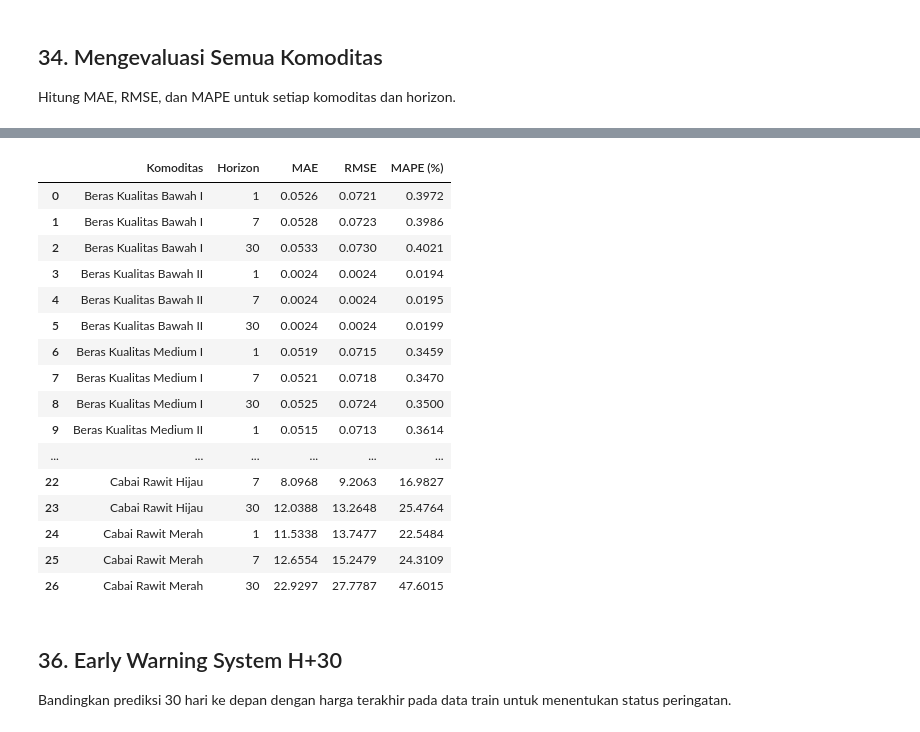
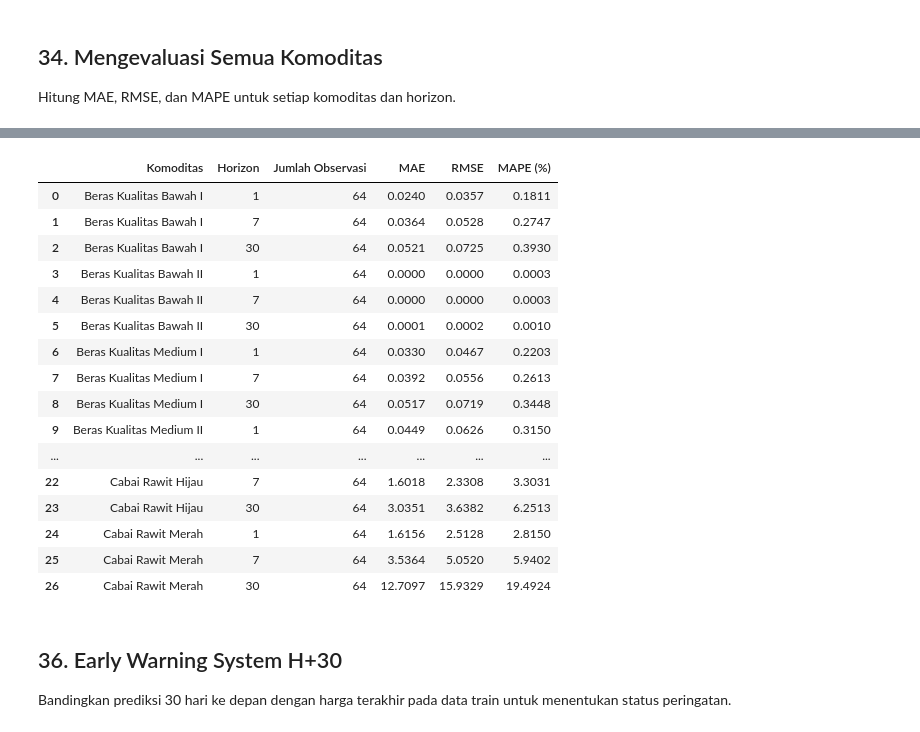
Before and after one commit to YosiaCoKR/pangan-forecasting, a Jupyter notebook: webapp/research/code.ipynb, the cells around one changed output, grey strips where cells are left out. Drawn from its saved outputs; the diff is of its cells as text; code cells hidden in the pictures.

Commit message:
update: mengubah untuk komoditas stasioneritas
mengubah komoditas stasineritas dengan menggunakan log transformasi. untuk komoditas beras tetap menggunakan dekomposisi dan juga ekstrapolasi

```diff
--- a/webapp/research/code.ipynb
+++ b/webapp/research/code.ipynb
@@ -582,7 +598,7 @@ for col in comodity_cols:
             calendar_features=calendar_features,
             transformer_y=StandardScaler(),
         )
-        forecaster_default.fit(y=decomp_by_col[col]["residual_train"])
+        forecaster_default.fit(y=decomp_by_col[col]["model_train"])
         forecasters_default[col][h] = forecaster_default
 # %% [markdown]
 ## 24. Mencari Hyperparameter dengan Genetic Algorithm
@@ -867,15 +904,17 @@ Cabai Rawit Merah: train 2021-11-18 -> 2026-05-05 | test dikunci 2026-05-06 -> 2
 
 Latih ulang `ForecasterDirect` dengan parameter GA hanya pada residual train.
 # %%
+y_train = decomp_by_col[col]["model_train"]
 forecaster_eval = ForecasterDirect(
     estimator=lgb.LGBMRegressor(**best_params_for_GA[col][h]["params"]),
     steps=h,
     lags=[1, 7, 30],
     window_features=window_features,
     calendar_features=calendar_features,
+    transformer_y=StandardScaler(),
 )
 
-forecaster_eval.fit(y_train)
+forecaster_eval.fit(y=y_train)
 # %% [markdown]
 ## 32. Memprediksi Residual Test
 
@@ -905,7 +939,7 @@ forecasters_eval = {}
 eval_rows = []
 
 for col in comodity_cols:
-    y_train = decomp_by_col[col]["residual_train"]
+    model_train = decomp_by_col[col]["model_train"]
     price_test = decomp_by_col[col]["price_test"]
     forecasters_eval[col] = {}
 
@@ -916,17 +950,13 @@ for col in comodity_cols:
             lags=[1, 7, 30],
             window_features=window_features,
             calendar_features=calendar_features,
+            transformer_y=StandardScaler(),
         )
-        forecaster_eval.fit(y=y_train)
+        forecaster_eval.fit(y=model_train)
         forecasters_eval[col][h] = forecaster_eval
 
-        residual_pred = np.asarray(forecaster_eval.predict(steps=h)).ravel()[:h]
-        price_pred = reconstruct_harga_test(
-            trend_model[col],
-            seasonal_model[col],
-            residual_pred,
-            n_steps=h,
-        )
+        model_pred = np.asarray(forecaster_eval.predict(steps=h)).ravel()[:h]
+        price_pred = reconstruct_harga_test(col, model_pred, n_steps=h)
         actual_price = price_test.iloc[:h].to_numpy()
 # %% [markdown]
 ## 35. Backtesting Expanding Window
@@ -937,24 +967,25 @@ wf_rows = []
 wf_plot_rows = []
 
 for col in comodity_cols:
-    residual_train = decomp_by_col[col]["residual_train"]
+    model_train = decomp_by_col[col]["model_train"]
     log_price_test = decomp_by_col[col]["log_price_test"]
     price_test = decomp_by_col[col]["price_test"]
     n_test = len(price_test)
 
-    log_component_test = pd.Series(
-        reconstruct_log_harga_test(
-            trend_model[col],
-            seasonal_model[col],
-            np.zeros(n_test),
-            n_steps=n_test,
-        ),
-        index=price_test.index,
-        name=f"{col}_komponen_log",
-    )
-    residual_test_obs = (log_price_test - log_component_test).rename(col)
+    if model_modes[col] == "direct_log":
+        log_component_test = pd.Series(
+            np.zeros(n_test), index=price_test.index, name=f"{col}_komponen_log"
+        )
+        model_test = log_price_test
+    else:
+        log_component_test = pd.Series(
+            reconstruct_log_harga_test(col, np.zeros(n_test), n_test),
+            index=price_test.index,
+            name=f"{col}_komponen_log",
+        )
+        model_test = (log_price_test - log_component_test).rename(col)
 
-    y_wf = pd.concat([residual_train, residual_test_obs]).asfreq("D")
+    y_wf = pd.concat([model_train, model_test]).asfreq("D")
 
     for h in horizons:
         forecaster = ForecasterDirect(
@@ -963,10 +994,11 @@ for col in comodity_cols:
             lags=[1, 7, 30],
             window_features=window_features,
             calendar_features=calendar_features,
+            transformer_y=StandardScaler(),
         )
         cv = TimeSeriesFold(
             steps=h,
-            initial_train_size=len(residual_train),
+            initial_train_size=len(model_train),
             refit=True,
             fixed_train_size=False,
             allow_incomplete_fold=True,
@@ -983,60 +1015,66 @@ for col in comodity_cols:
 
         pred_col = "pred" if "pred" in predictions.columns else predictions.columns[0]
         idx = predictions.index
-
         log_price_predicted = (
             log_component_test.reindex(idx).to_numpy()
             + predictions[pred_col].to_numpy()
         )
         price_predicted = np.expm1(log_price_predicted)
-        price_actual = price_test.reindex(idx).to_numpy()
+        raw_actual = raw_test[col].reindex(idx)
+        real_mask = raw_actual.notna().to_numpy()
+        price_actual = raw_actual.to_numpy()[real_mask]
+        price_predicted = price_predicted[real_mask]
+        observed_idx = idx[real_mask]
 
         wf_rows.append(
             {
                 "Komoditas": col,
                 "Horizon": h,
+                "Jumlah Observasi": int(real_mask.sum()),
                 "MAE": mean_absolute_error(price_actual, price_predicted),
                 "RMSE": root_mean_squared_error(price_actual, price_predicted),
                 "MAPE (%)": mean_absolute_percentage_error(
                     price_actual, price_predicted
                 )
                 * 100,
             }
         )
         wf_plot_rows.extend(
             {
                 "Tanggal": tanggal,
                 "Komoditas": col,
                 "Horizon": h,
                 "Harga Aktual": actual,
                 "Harga Prediksi": predicted,
             }
-            for tanggal, actual, predicted in zip(idx, price_actual, price_predicted)
+            for tanggal, actual, predicted in zip(
+                observed_idx, price_actual, price_predicted
+            )
         )
 
 df_walkforward = pd.DataFrame(wf_rows)
 df_walkforward_predictions = pd.DataFrame(wf_plot_rows)
 pd.set_option("display.max_rows", 50)
 pd.set_option("display.float_format", lambda x: f"{x:,.4f}")
 df_walkforward
 # %% [output]
-|  | Komoditas | Horizon | MAE | RMSE | MAPE (%) |
-| 0 | Beras Kualitas Bawah I | 1 | 0.0526 | 0.0721 | 0.3972 |
-| 1 | Beras Kualitas Bawah I | 7 | 0.0528 | 0.0723 | 0.3986 |
-| 2 | Beras Kualitas Bawah I | 30 | 0.0533 | 0.0730 | 0.4021 |
-| 3 | Beras Kualitas Bawah II | 1 | 0.0024 | 0.0024 | 0.0194 |
-| 4 | Beras Kualitas Bawah II | 7 | 0.0024 | 0.0024 | 0.0195 |
-| 5 | Beras Kualitas Bawah II | 30 | 0.0024 | 0.0024 | 0.0199 |
-| 6 | Beras Kualitas Medium I | 1 | 0.0519 | 0.0715 | 0.3459 |
-| 7 | Beras Kualitas Medium I | 7 | 0.0521 | 0.0718 | 0.3470 |
-| 8 | Beras Kualitas Medium I | 30 | 0.0525 | 0.0724 | 0.3500 |
-| 9 | Beras Kualitas Medium II | 1 | 0.0515 | 0.0713 | 0.3614 |
-| ... | ... | ... | ... | ... | ... |
-| 22 | Cabai Rawit Hijau | 7 | 8.0968 | 9.2063 | 16.9827 |
-| 23 | Cabai Rawit Hijau | 30 | 12.0388 | 13.2648 | 25.4764 |
-| 24 | Cabai Rawit Merah | 1 | 11.5338 | 13.7477 | 22.5484 |
-| 25 | Cabai Rawit Merah | 7 | 12.6554 | 15.2479 | 24.3109 |
-| 26 | Cabai Rawit Merah | 30 | 22.9297 | 27.7787 | 47.6015 |
+|  | Komoditas | Horizon | Jumlah Observasi | MAE | RMSE | MAPE (%) |
+| 0 | Beras Kualitas Bawah I | 1 | 64 | 0.0240 | 0.0357 | 0.1811 |
+| 1 | Beras Kualitas Bawah I | 7 | 64 | 0.0364 | 0.0528 | 0.2747 |
+| 2 | Beras Kualitas Bawah I | 30 | 64 | 0.0521 | 0.0725 | 0.3930 |
+| 3 | Beras Kualitas Bawah II | 1 | 64 | 0.0000 | 0.0000 | 0.0003 |
+| 4 | Beras Kualitas Bawah II | 7 | 64 | 0.0000 | 0.0000 | 0.0003 |
+| 5 | Beras Kualitas Bawah II | 30 | 64 | 0.0001 | 0.0002 | 0.0010 |
+| 6 | Beras Kualitas Medium I | 1 | 64 | 0.0330 | 0.0467 | 0.2203 |
+| 7 | Beras Kualitas Medium I | 7 | 64 | 0.0392 | 0.0556 | 0.2613 |
+| 8 | Beras Kualitas Medium I | 30 | 64 | 0.0517 | 0.0719 | 0.3448 |
+| 9 | Beras Kualitas Medium II | 1 | 64 | 0.0449 | 0.0626 | 0.3150 |
+| ... | ... | ... | ... | ... | ... | ... |
+| 22 | Cabai Rawit Hijau | 7 | 64 | 1.6018 | 2.3308 | 3.3031 |
+| 23 | Cabai Rawit Hijau | 30 | 64 | 3.0351 | 3.6382 | 6.2513 |
+| 24 | Cabai Rawit Merah | 1 | 64 | 1.6156 | 2.5128 | 2.8150 |
+| 25 | Cabai Rawit Merah | 7 | 64 | 3.5364 | 5.0520 | 5.9402 |
+| 26 | Cabai Rawit Merah | 30 | 64 | 12.7097 | 15.9329 | 19.4924 |
 # %% [markdown]
 ## 36. Early Warning System H+30
 
```
Also changed, not shown: parts of 18 cells of this notebook, 58 other files.
